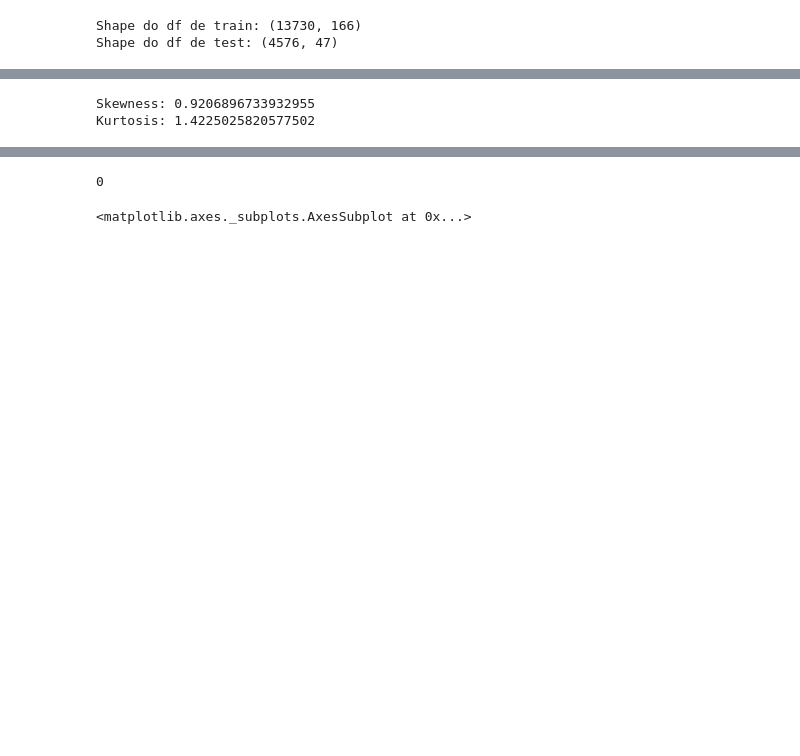
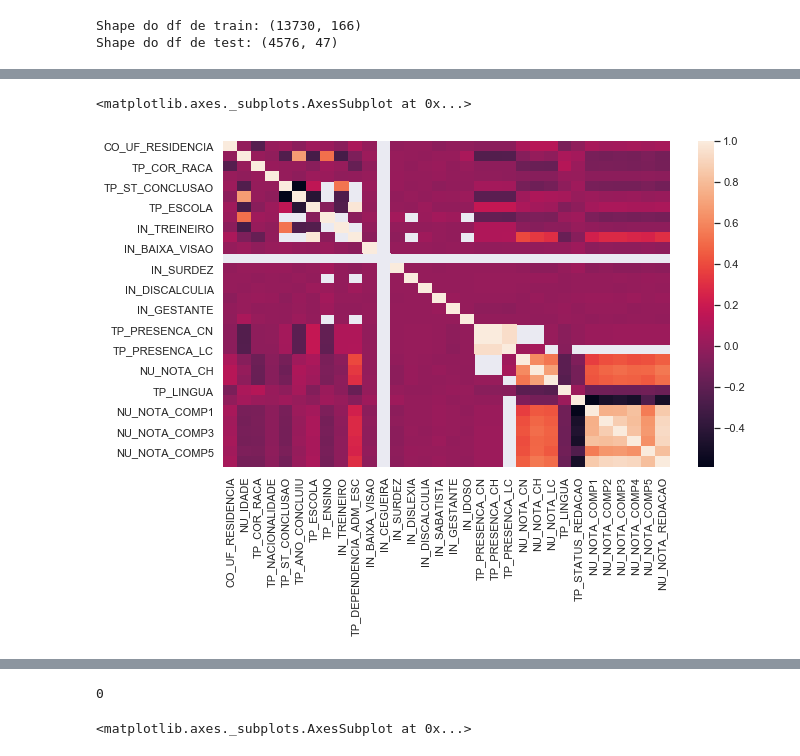
Before and after one commit to ivanferreirajr/aceleradev-ds, a Jupyter notebook: desafio-06/main.ipynb, the cells around one changed output, grey strips where cells are left out. Drawn from its saved outputs; the diff is of its cells as text; code cells hidden in the pictures; blank space fills up the shorter version.

```diff
--- a/desafio-06/main.ipynb
+++ b/desafio-06/main.ipynb
@@ -62,8 +64,6 @@ sns.distplot(df_train['NU_NOTA_MT'])
-# %%
-#skewness and kurtosis
-print(f"Skewness: {df_train['NU_NOTA_MT'].skew()}")
-print(f"Kurtosis: {df_train['NU_NOTA_MT'].kurt()}")
-# %% [output]
-Skewness: 0.9206896733932955
-Kurtosis: 1.4225025820577502
+# %%
+sns.heatmap(df_train[df_test.columns].corr())
+# %% [output]
+<matplotlib.axes._subplots.AxesSubplot at 0x...>
+[figure, added]
 # %%
```
Also changed, not shown: parts of 23 cells of this notebook, 1 other file.
